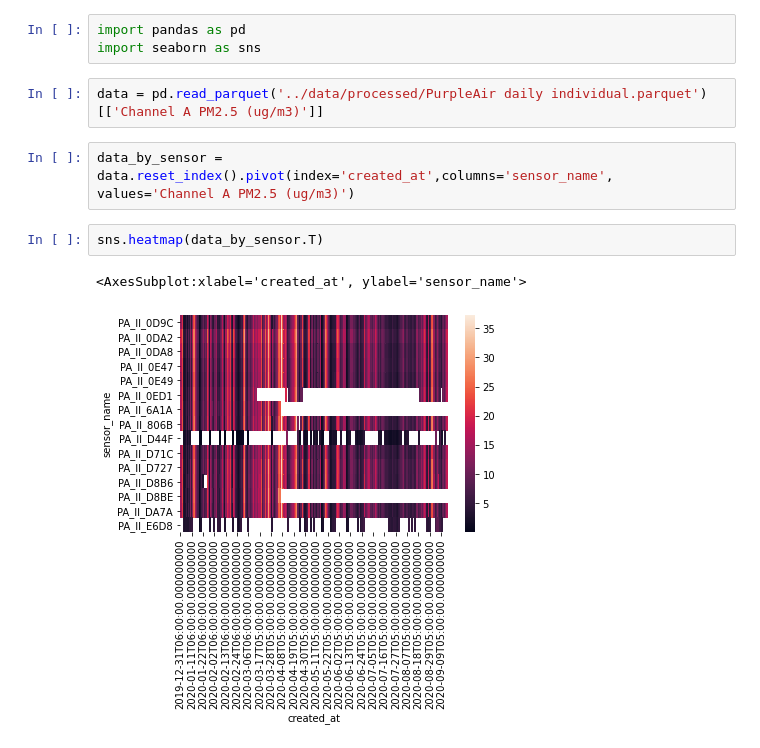
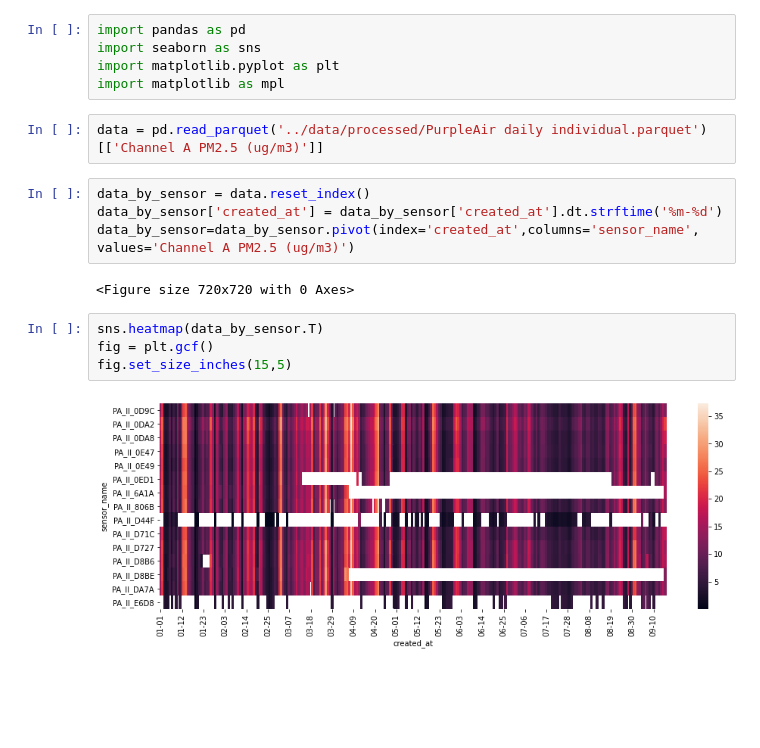
Before and after one commit to intelligent-environments-lab/bleed-orange-measure-purple, a Jupyter notebook: notebooks/4.0-cjl-PA-heatmap.ipynb, the cells around one changed output. Cells and saved outputs as stored; diff of their text form; blank space fills up the shorter version.

```diff
--- a/notebooks/4.0-cjl-PA-heatmap.ipynb
+++ b/notebooks/4.0-cjl-PA-heatmap.ipynb
@@ -1,12 +1,19 @@
 # %%
 import pandas as pd
 import seaborn as sns
+import matplotlib.pyplot as plt
+import matplotlib as mpl
 # %%
 data = pd.read_parquet('../data/processed/PurpleAir daily individual.parquet')[['Channel A PM2.5 (ug/m3)']]
 # %%
-data_by_sensor = data.reset_index().pivot(index='created_at',columns='sensor_name', values='Channel A PM2.5 (ug/m3)')
+data_by_sensor = data.reset_index()
+data_by_sensor['created_at'] = data_by_sensor['created_at'].dt.strftime('%m-%d')
+data_by_sensor=data_by_sensor.pivot(index='created_at',columns='sensor_name', values='Channel A PM2.5 (ug/m3)')
+# %% [output]
+<Figure size 720x720 with 0 Axes>
 # %%
 sns.heatmap(data_by_sensor.T)
+fig = plt.gcf()
+fig.set_size_inches(15,5)
 # %% [output]
-<AxesSubplot:xlabel='created_at', ylabel='sensor_name'>
-[figure, old version]
+[figure, new version]
```
Also changed, not shown: parts of 2 cells of this notebook, 1 other file.
